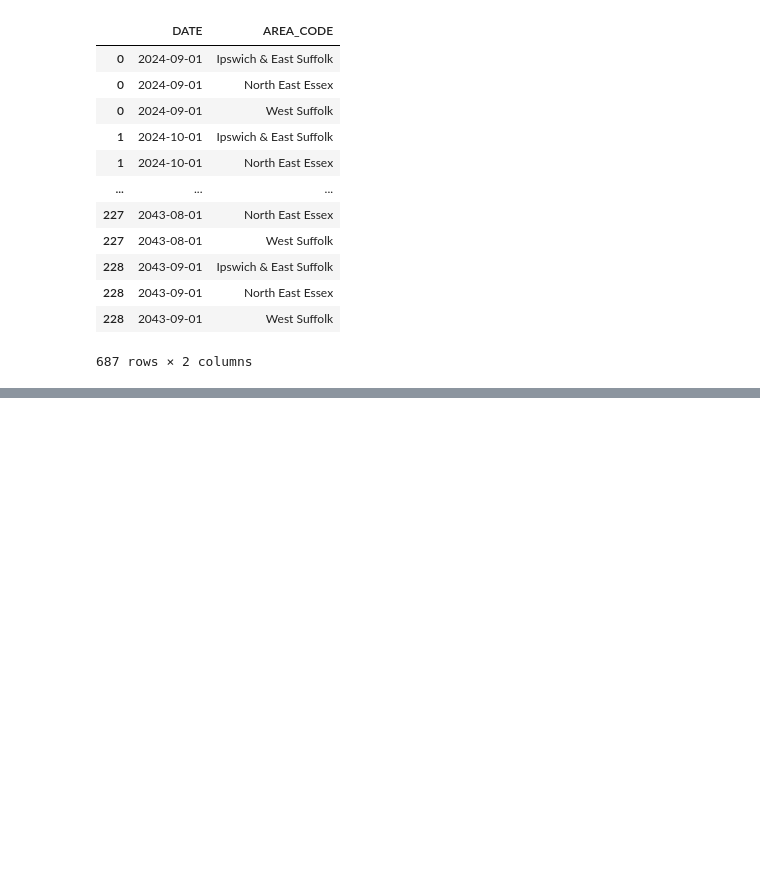
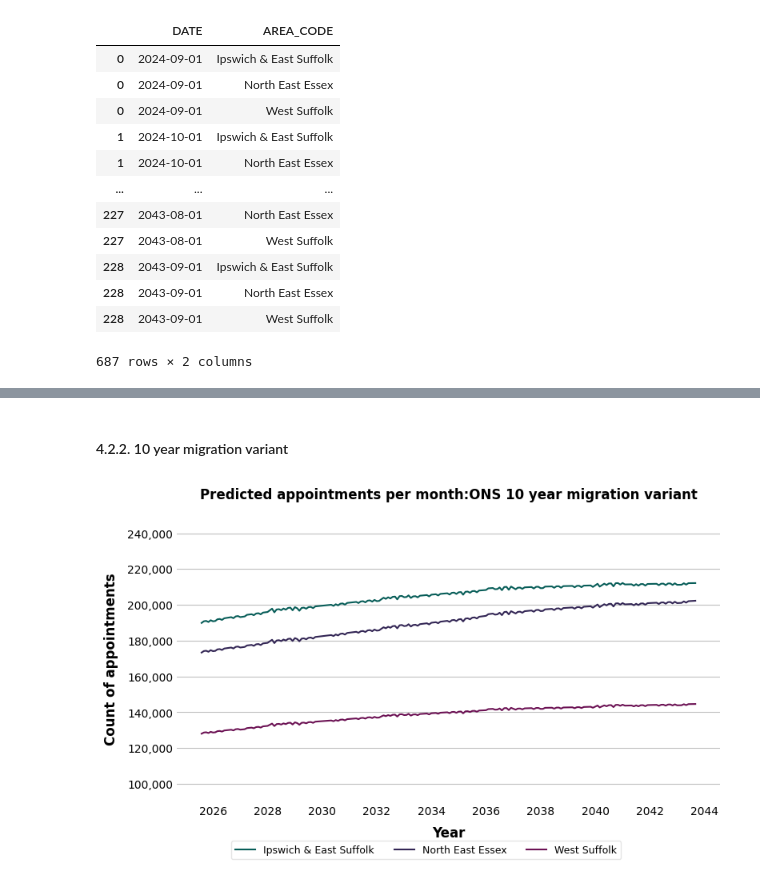
Before and after one commit to Norfolk-Suffolk-ICS/PrimaryCareDemandAndCapacity, a Jupyter notebook: notebooks/2d_Appointments.ipynb, the cells around one changed output, grey strips where cells are left out. Cells and saved outputs as stored; diff of their text form; code cells hidden in the pictures; blank space fills up the shorter version.

```diff
--- a/notebooks/2d_Appointments.ipynb
+++ b/notebooks/2d_Appointments.ipynb
@@ -452,0 +627,16 @@ AttributeError: Can't get attribute 'sin_cos_transformer' on <module '__main__'>
+# %% [markdown]
+#### 4.2.2. 10 year migration variant
+# %%
+# Plotting the 10 year migration variant
+plt.subplots(figsize=(8,5))
+sns.lineplot(x='DATE', y='Predicted appointments per month (10 year migration variant)',  data=smoothed_df, hue='Sub-ICB')
+plt.xlabel('Year')
+plt.ylabel('Count of appointments')
+plt.title('Predicted appointments per month:ONS 10 year migration variant')
+plt.legend(loc=(0.1,-0.2), ncol=3)
+plt.gca().yaxis.set_major_formatter(FuncFormatter(lambda x, _: f'{int(x):,}'))
+plt.ylim(90000,250000)
+plt.tight_layout()
+plt.show()
+# %% [output]
+[figure, added]
```
Also changed, not shown: parts of 39 cells of this notebook, 2 other files.
